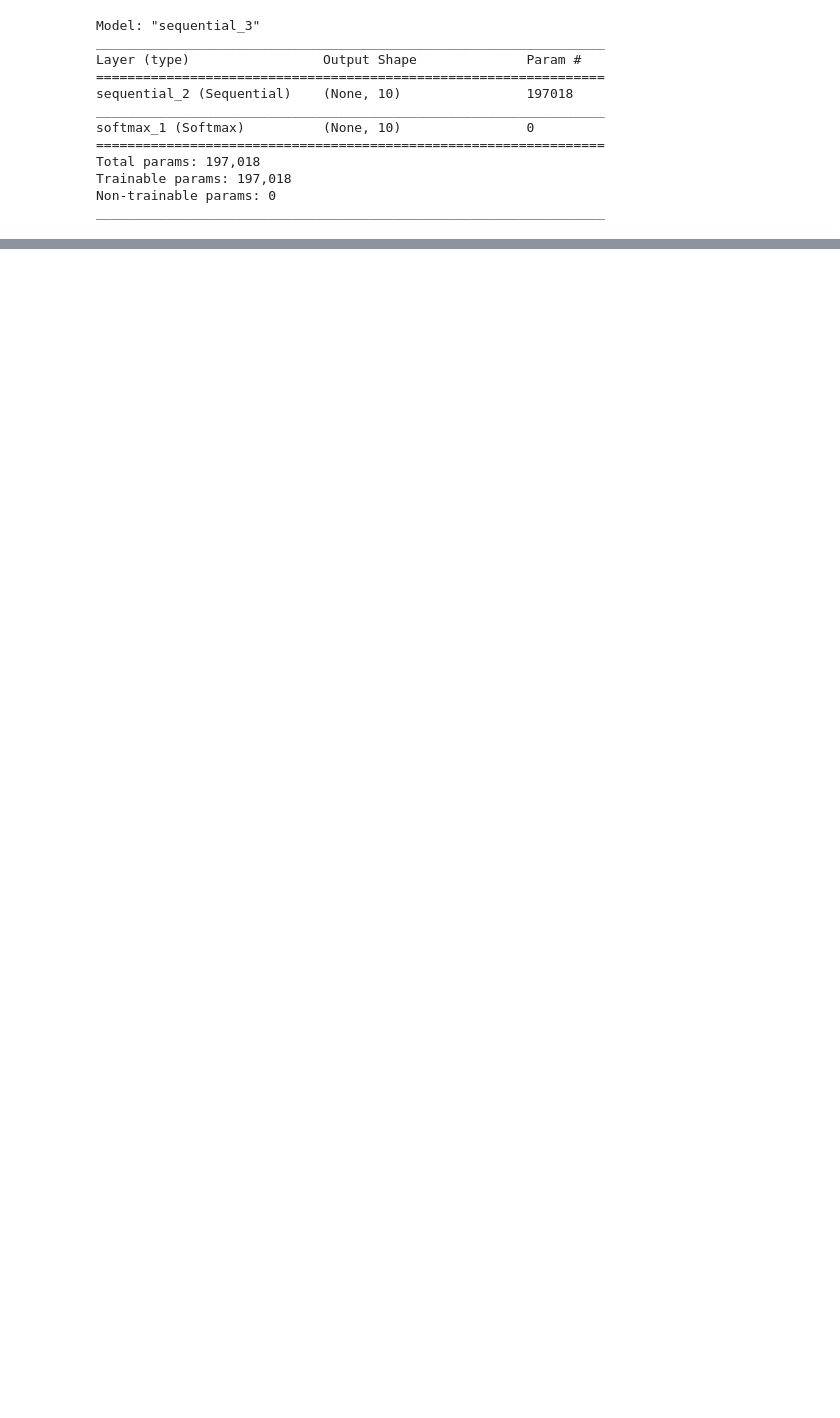
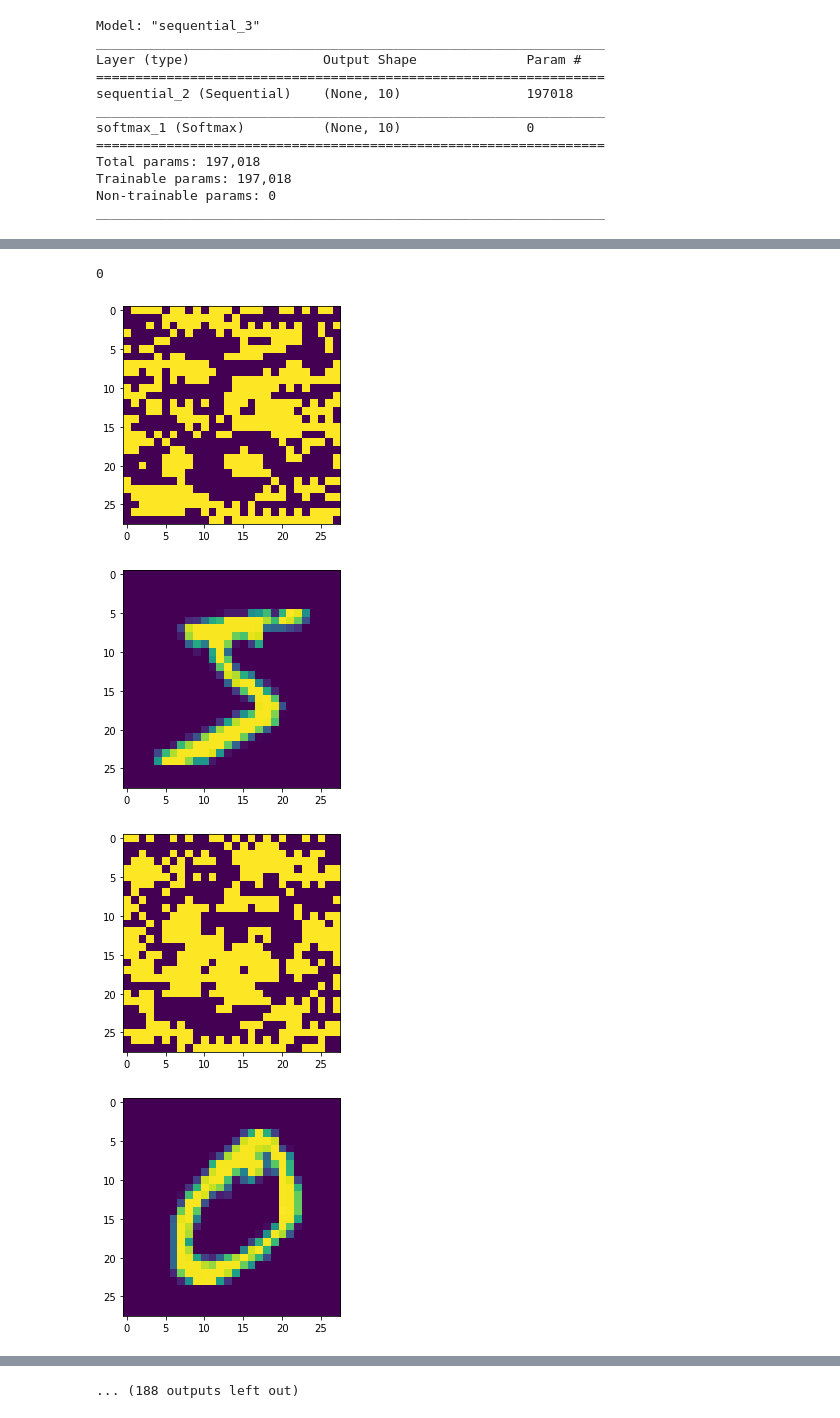
Before and after one commit to wojciechowskiofficial/adversarial_learning, a Jupyter notebook: exp_single_class_step_imbalance.ipynb, the cells around one changed output, grey strips where cells are left out. Saved outputs shown, nothing was run; the diff lists cells and outputs as text; code cells hidden in the pictures; blank space fills up the shorter version.

```diff
--- a/exp_single_class_step_imbalance.ipynb
+++ b/exp_single_class_step_imbalance.ipynb
@@ -217,0 +229,18 @@ print(baseline_gmean)
+# %%
+with tf.device('CPU:0'):
+    masks = hf.Adversarial.create_adversarial_masks(train_images_tf,
+                                                    train_labels,
+                                                    tf.keras.losses.SparseCategoricalCrossentropy(from_logits = True),
+                                                    baseline)
+    print(np.sum(masks == 0))
+    for i in range(100):
+        plt.imshow(np.squeeze(masks[i]))
+        plt.show()
+        plt.imshow(train_images[i])
+        plt.show()
+# %% [output]
+0
+[figure, added]
+[figure, added]
+[figure, added]
+[figure, added]
@@ -217,0 +254 @@ print(baseline_gmean)
+... (188 outputs left out)
```
Also changed, not shown: parts of 13 cells of this notebook, 2 other files.
